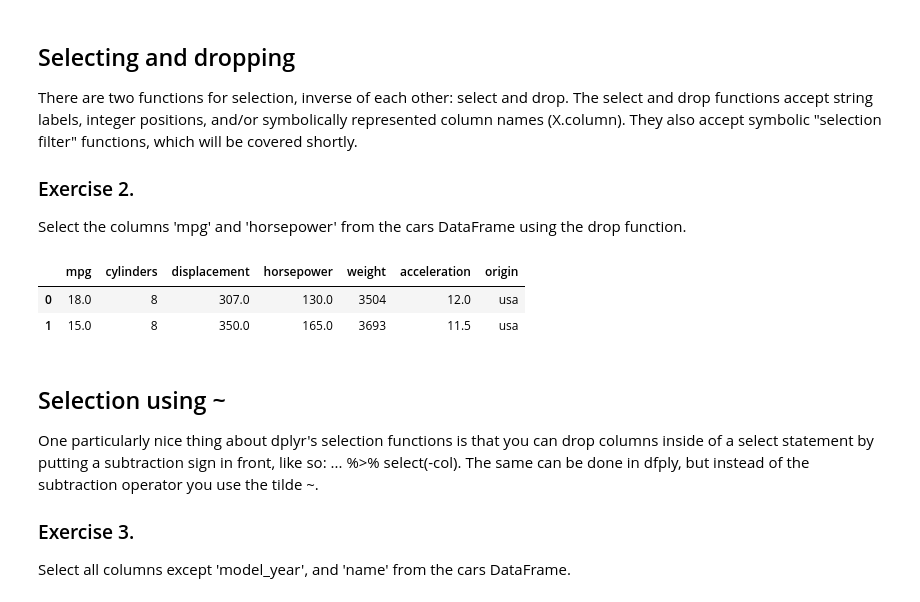
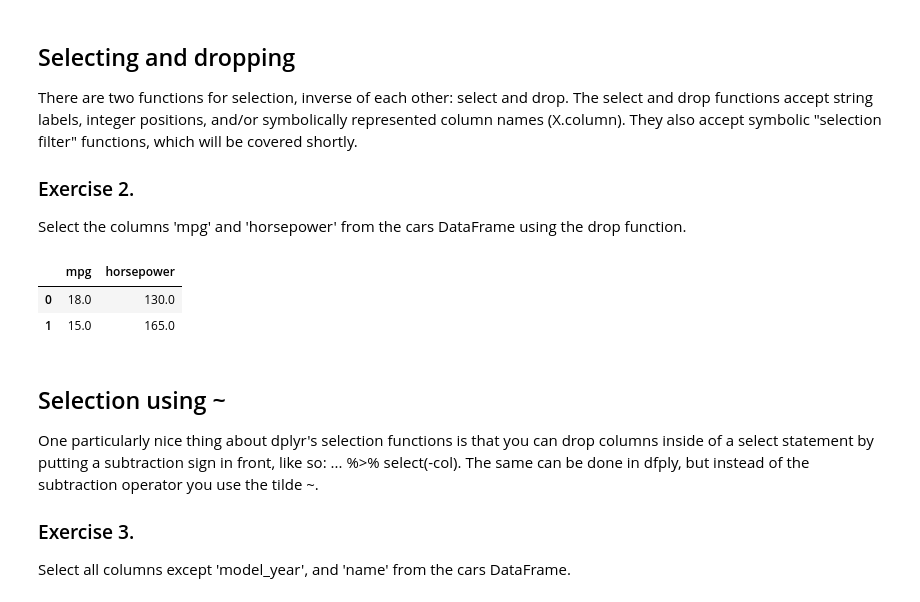
Before and after one commit to kflisikowsky/Data_Analysis_Workshops, a Jupyter notebook: 02-piping.ipynb, the cells around one changed output. Drawn from its saved outputs; the diff is of its cells as text; code cells hidden in the pictures.

```diff
--- a/02-piping.ipynb
+++ b/02-piping.ipynb
@@ -81,11 +84,11 @@ There are two functions for selection, inverse of each other: select and drop. T
 
 Select the columns 'mpg' and 'horsepower' from the cars DataFrame using the drop function.
 # %%
-cars >> drop(["model_year", "name"]) >> head(2)
+cars >> drop(~X.mpg,~X.horsepower) >> head(2)
 # %% [output]
-|  | mpg | cylinders | displacement | horsepower | weight | acceleration | origin |
-| 0 | 18.0 | 8 | 307.0 | 130.0 | 3504 | 12.0 | usa |
-| 1 | 15.0 | 8 | 350.0 | 165.0 | 3693 | 11.5 | usa |
+|  | mpg | horsepower |
+| 0 | 18.0 | 130.0 |
+| 1 | 15.0 | 165.0 |
 # %% [markdown]
 ## Selection using \~
 
```
Also changed, not shown: parts of 20 cells of this notebook, 1 other file.
